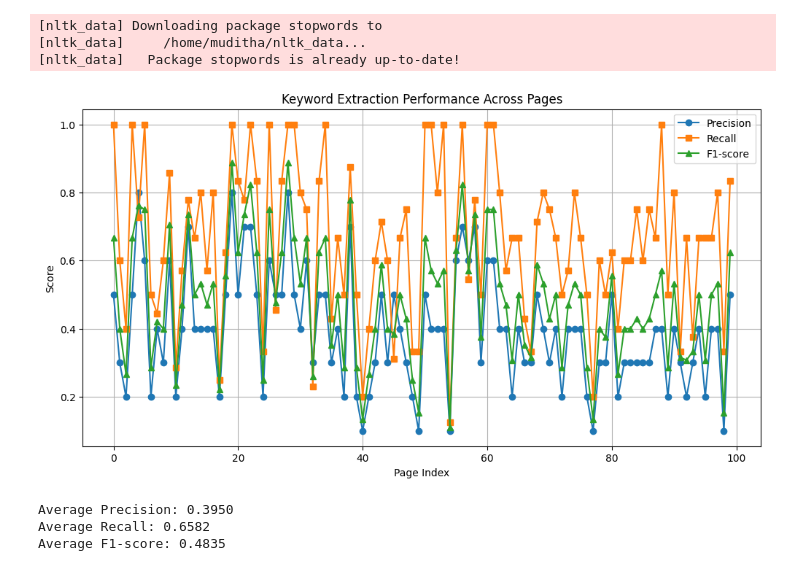
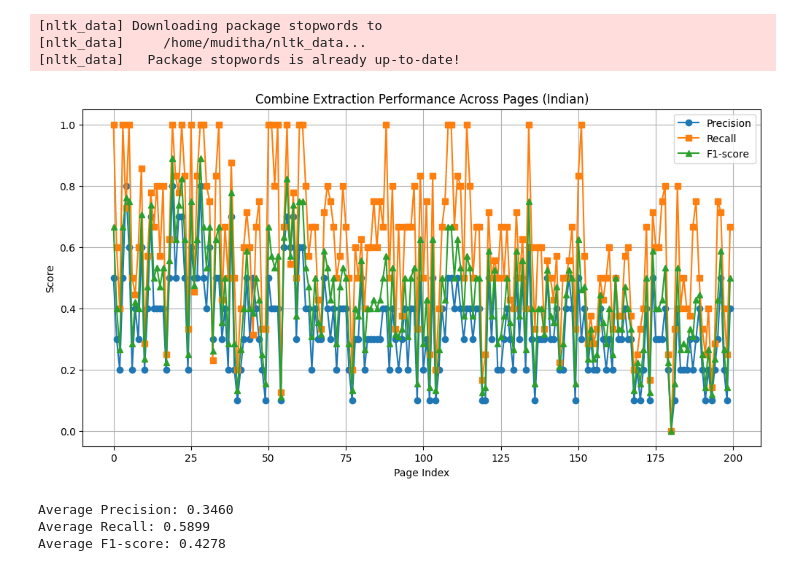
Before and after one commit to Muditha-Kumara/dataAnalytics, a Jupyter notebook: coustom/indian/Drand_indian_extraction.ipynb, the cells around one changed output. Drawn from its saved outputs; the diff is of its cells as text; code cells hidden in the pictures.

Commit message:
reorder graph and add combine results

```diff
--- a/coustom/indian/Drand_indian_extraction.ipynb
+++ b/coustom/indian/Drand_indian_extraction.ipynb
@@ -7,7 +7,7 @@ dataset_name = "indianexpress"
 # url = "ULR.txt"
 dataset_language = "english"
 base_url = f"https://cs.uef.fi/~himat/WebRank/dataset_12/dataset_12/{dataset_name}"
-num_pages = 100
+num_pages = 200
 
 # Stemming and Stopword Libraries (English)
 from nltk.stem.snowball import SnowballStemmer
@@ -136,35 +136,35 @@ for i in range(num_pages):
     gt_keywords_set = set(processed_gt_keywords)
 
     # Calculate metrics
     true_positives = len(extracted_keywords & gt_keywords_set)
     precision = true_positives / len(extracted_keywords) if len(extracted_keywords) > 0 else 0
     recall = true_positives / len(gt_keywords_set) if len(gt_keywords_set) > 0 else 0
     f1_score = 2 * (precision * recall) / (precision + recall) if (precision + recall) > 0 else 0
 
     dataset_precisions.append(precision)
     dataset_recalls.append(recall)
     dataset_f1s.append(f1_score)
 
     # print(f"Page {i}: Precision={precision:.4f}, Recall={recall:.4f}, F1={f1_score:.4f}")
 
 # Visualize and compare performance
 plt.figure(figsize=(12, 6))
 plt.plot(dataset_precisions, label='Precision', marker='o')
 plt.plot(dataset_recalls, label='Recall', marker='s')
 plt.plot(dataset_f1s, label='F1-score', marker='^')
 plt.xlabel('Page Index')
 plt.ylabel('Score')
-plt.title('Keyword Extraction Performance Across Pages')
+plt.title("Combine Extraction Performance Across Pages (Indian)")
 plt.legend()
 plt.grid(True)
 plt.show()
 
 # Print average metrics
 print(f"\nAverage Precision: {sum(dataset_precisions)/len(dataset_precisions):.4f}")
 print(f"Average Recall: {sum(dataset_recalls)/len(dataset_recalls):.4f}")
 print(f"Average F1-score: {sum(dataset_f1s)/len(dataset_f1s):.4f}")
 # %% [output]
-[figure, old version]
+[figure, new version]
-Average Precision: 0.3950
-Average Recall: 0.6582
-Average F1-score: 0.4835
+Average Precision: 0.3460
+Average Recall: 0.5899
+Average F1-score: 0.4278
```
Also changed, not shown: 14 other files.
